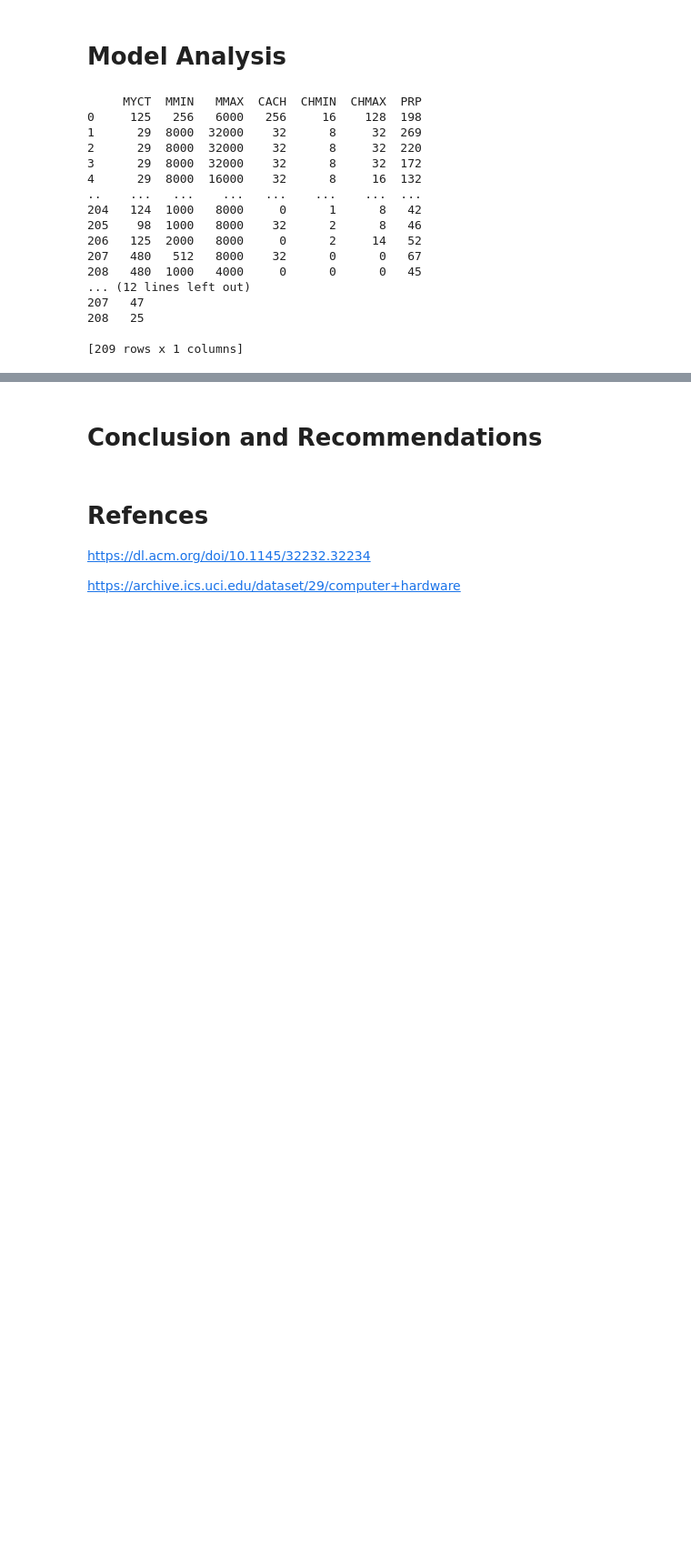
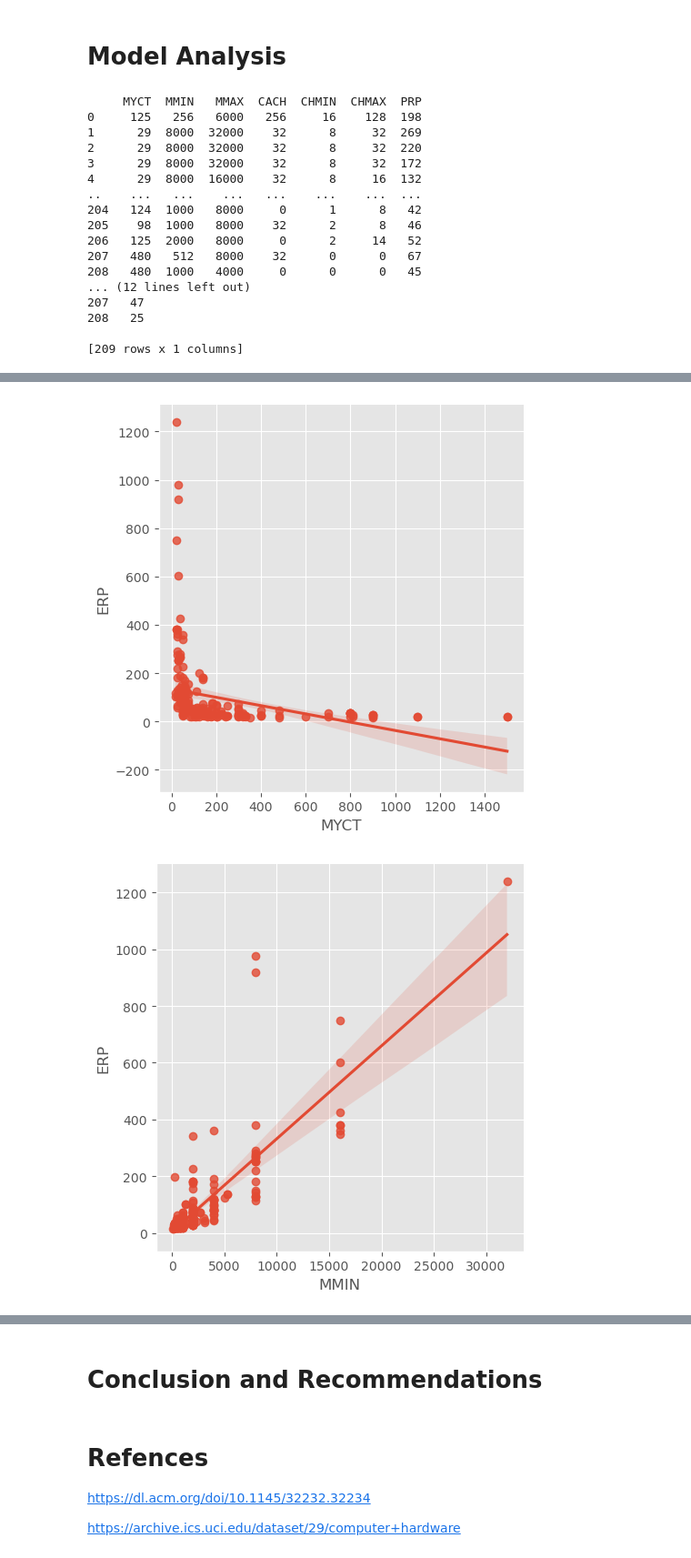
Before and after one commit to darkepacific/AAI-500-FinalTeamProject, a Jupyter notebook: AAI-500-FinalTeamProject.ipynb, the cells around one changed output, grey strips where cells are left out. Shown at 91% size. Cells and saved outputs as stored; diff of their text form; code cells hidden in the pictures; blank space fills up the shorter version.

```diff
--- a/AAI-500-FinalTeamProject.ipynb
+++ b/AAI-500-FinalTeamProject.ipynb
@@ -581,0 +546,31 @@ for col in data:
+# %%
+from sklearn.linear_model import LinearRegression
+
+data = pd.read_csv('machine.csv', sep=',')
+
+data = data.iloc[:, [2,3,4,5,6,7,8,9]]
+
+
+#Plot MLR graphs
+for col in data:
+    if(col != "ERP"):
+        sns.lmplot(
+        data=data,
+        x=col, y="ERP",
+        height=5
+        )
+
+        #Broken
+#         X_train, X_test, y_train, y_test = train_test_split(data, data.iloc[:, [8]], test_size=0.2, random_state=0)
+#         regressor = LinearRegression()
+#         regressor.fit(X_train, y_train)
+
+#         y_pred = regressor.predict(X_test)
+
+#         plt.scatter(X_train, y_train,color='g')
+#         plt.plot(X_test, y_pred,color='k')
+
+#         plt.show()
+# %% [output]
+[figure, added]
+[figure, added]
```
Also changed, not shown: parts of 20 cells of this notebook.
